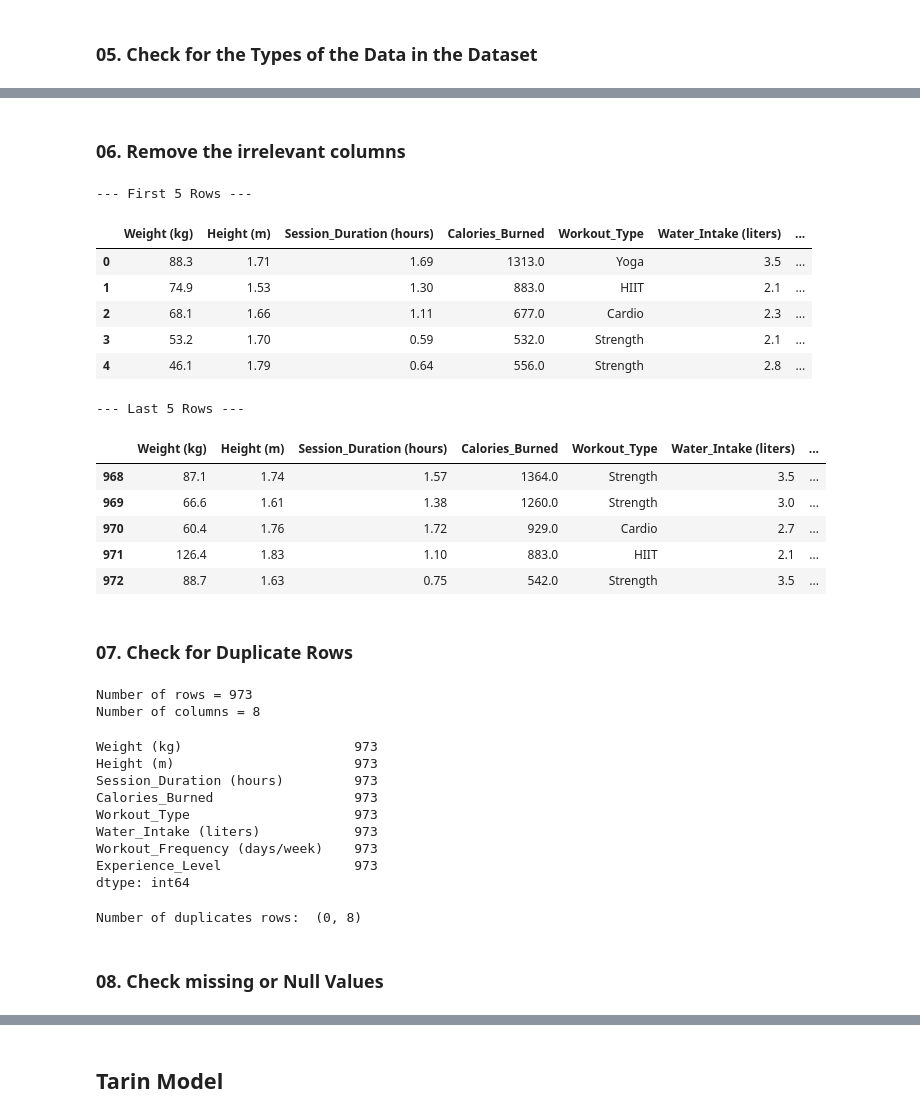
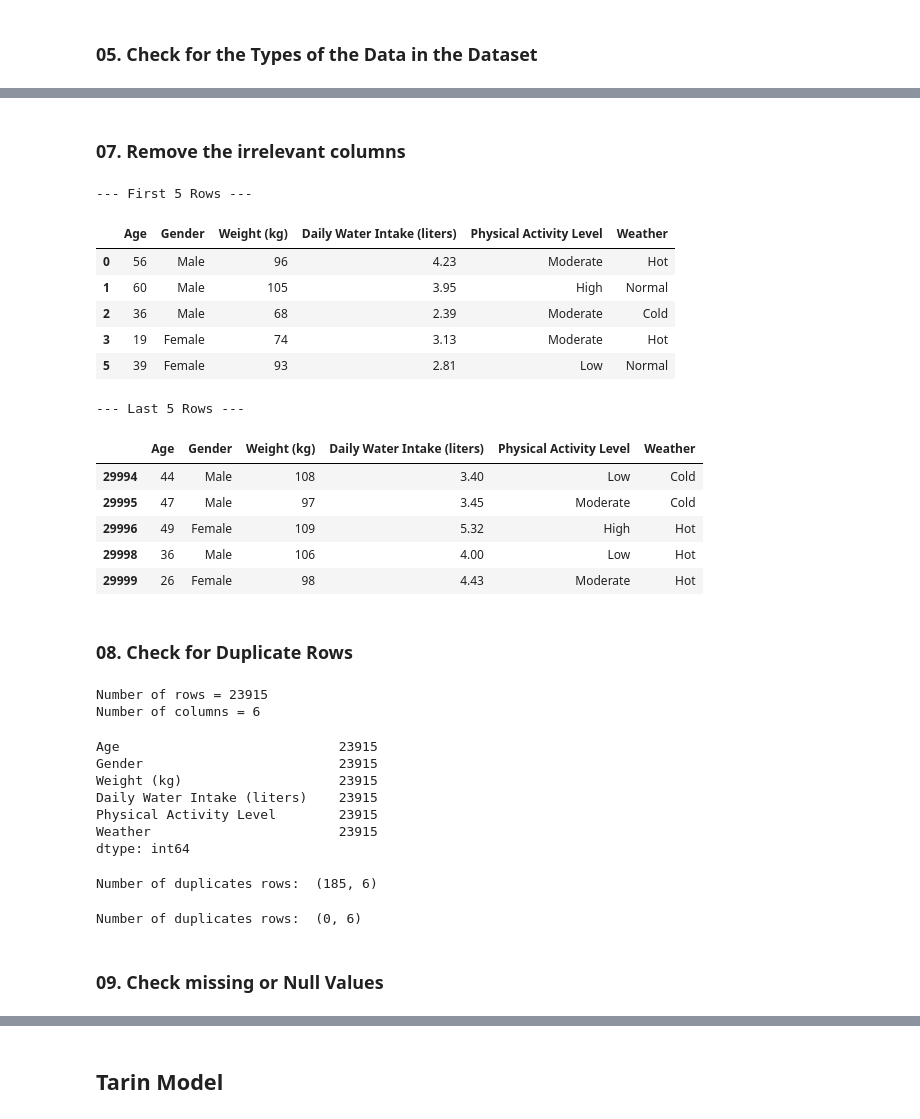
Before and after one commit to ManukaAbeysekara2004/GYM_Mobile_App, a Jupyter notebook: AI_Models/notebooks/AI_02_Water_Intake_&_Fitness_Planning.ipynb, the cells around one changed output, grey strips where cells are left out. Cells and saved outputs as stored; diff of their text form; code cells hidden in the pictures.

```diff
--- a/AI_Models/notebooks/AI_02_Water_Intake_&_Fitness_Planning.ipynb
+++ b/AI_Models/notebooks/AI_02_Water_Intake_&_Fitness_Planning.ipynb
@@ -63,7 +47,7 @@ from sklearn.preprocessing import MinMaxScaler
 # %% [markdown]
 ### **03. Load the dataset**
 # %%
-df = pd.read_csv("../datasets/Data_Set.csv")
+df = pd.read_csv("../datasets/Water_Intake_Data_Set.csv")
 # %% [markdown]
 ### **04. Display the first and the last 5 rows of the data**
 # %%
@@ -112,0 +91,8 @@ dtype: object
+# %%
+df = df.drop(df[df['Hydration Level'] == 'Poor'].index, axis=0)
+
+print("--- First 5 Rows ---")
+display(df.head())
+
+print("\n--- Last 5 Rows ---")
+display(df.tail())
@@ -113,30 +114,30 @@ dtype: object
 # %% [markdown]
-### **06. Remove the irrelevant columns**
+### **07. Remove the irrelevant columns**
 # %%
-df = df.drop(["Age", "Gender", "Max_BPM", "Avg_BPM", "Resting_BPM", "Fat_Percentage", "BMI"], axis=1)
+df = df.drop(["Hydration Level"], axis=1)
 
 print("--- First 5 Rows ---")
 display(df.head())
 
 print("\n--- Last 5 Rows ---")
 display(df.tail())
 # %% [output]
 --- First 5 Rows ---
-|  | Weight (kg) | Height (m) | Session_Duration (hours) | Calories_Burned | Workout_Type | Water_Intake (liters) | ... |
-| 0 | 88.3 | 1.71 | 1.69 | 1313.0 | Yoga | 3.5 | ... |
-| 1 | 74.9 | 1.53 | 1.30 | 883.0 | HIIT | 2.1 | ... |
-| 2 | 68.1 | 1.66 | 1.11 | 677.0 | Cardio | 2.3 | ... |
-| 3 | 53.2 | 1.70 | 0.59 | 532.0 | Strength | 2.1 | ... |
-| 4 | 46.1 | 1.79 | 0.64 | 556.0 | Strength | 2.8 | ... |
+|  | Age | Gender | Weight (kg) | Daily Water Intake (liters) | Physical Activity Level | Weather |
+| 0 | 56 | Male | 96 | 4.23 | Moderate | Hot |
+| 1 | 60 | Male | 105 | 3.95 | High | Normal |
+| 2 | 36 | Male | 68 | 2.39 | Moderate | Cold |
+| 3 | 19 | Female | 74 | 3.13 | Moderate | Hot |
+| 5 | 39 | Female | 93 | 2.81 | Low | Normal |
 --- Last 5 Rows ---
-|  | Weight (kg) | Height (m) | Session_Duration (hours) | Calories_Burned | Workout_Type | Water_Intake (liters) | ... |
-| 968 | 87.1 | 1.74 | 1.57 | 1364.0 | Strength | 3.5 | ... |
-| 969 | 66.6 | 1.61 | 1.38 | 1260.0 | Strength | 3.0 | ... |
-| 970 | 60.4 | 1.76 | 1.72 | 929.0 | Cardio | 2.7 | ... |
-| 971 | 126.4 | 1.83 | 1.10 | 883.0 | HIIT | 2.1 | ... |
-| 972 | 88.7 | 1.63 | 0.75 | 542.0 | Strength | 3.5 | ... |
+|  | Age | Gender | Weight (kg) | Daily Water Intake (liters) | Physical Activity Level | Weather |
+| 29994 | 44 | Male | 108 | 3.40 | Low | Cold |
+| 29995 | 47 | Male | 97 | 3.45 | Moderate | Cold |
+| 29996 | 49 | Female | 109 | 5.32 | High | Hot |
+| 29998 | 36 | Male | 106 | 4.00 | Low | Hot |
+| 29999 | 26 | Female | 98 | 4.43 | Moderate | Hot |
 # %% [markdown]
-### **07. Check for Duplicate Rows**
+### **08. Check for Duplicate Rows**
 # %%
 rows = df.shape[0]
 columns = df.shape[1]
@@ -144,19 +145,17 @@ columns = df.shape[1]
 print(f"Number of rows = {rows}")
 print(f"Number of columns = {columns}")
 # %% [output]
-Number of rows = 973
-Number of columns = 8
+Number of rows = 23915
+Number of columns = 6
 # %%
 df.count()
 # %% [output]
-Weight (kg)                      973
-Height (m)                       973
-Session_Duration (hours)         973
-Calories_Burned                  973
-Workout_Type                     973
-Water_Intake (liters)            973
-Workout_Frequency (days/week)    973
-Experience_Level                 973
+Age                            23915
+Gender                         23915
+Weight (kg)                    23915
+Daily Water Intake (liters)    23915
+Physical Activity Level        23915
+Weather                        23915
 dtype: int64
 # %%
 duplicate_rows_df = df[df.duplicated()]
@@ -164,9 +163,18 @@ print("Number of duplicates rows: ", duplicate_rows_df.shape)
 
 # (duplicates rows, Columns)
 # %% [output]
-Number of duplicates rows:  (0, 8)
+Number of duplicates rows:  (185, 6)
+# %%
+# Drop Duplicate Rows
+
+df = df.drop_duplicates()
+
+duplicate_rows_df = df[df.duplicated()]
+print("Number of duplicates rows: ", duplicate_rows_df.shape)
+# %% [output]
+Number of duplicates rows:  (0, 6)
 # %% [markdown]
-### **08. Check missing or Null Values**
+### **09. Check missing or Null Values**
 # %%
 print(df.isnull().sum())
 # %% [output]
```
Also changed, not shown: parts of 27 cells of this notebook, 2 other files.
